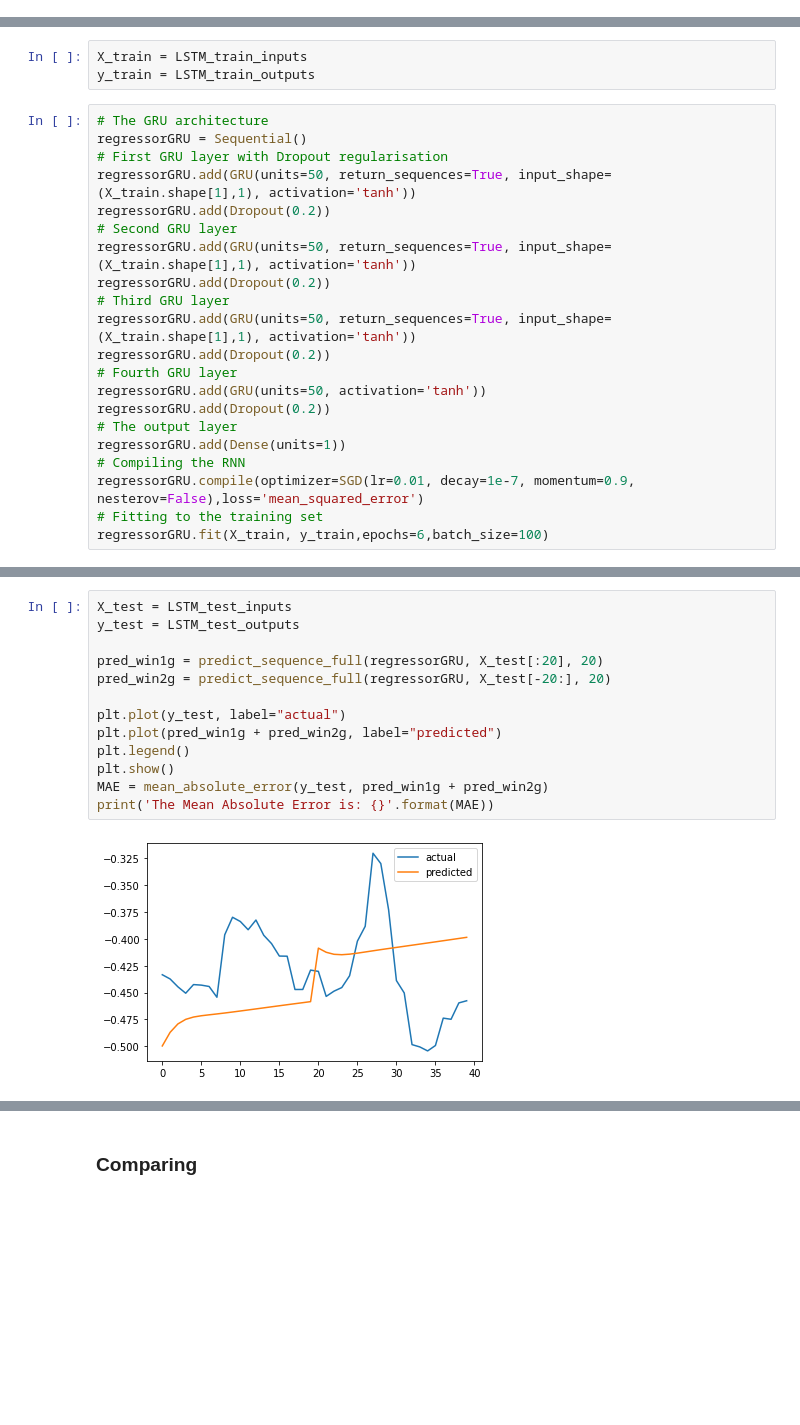
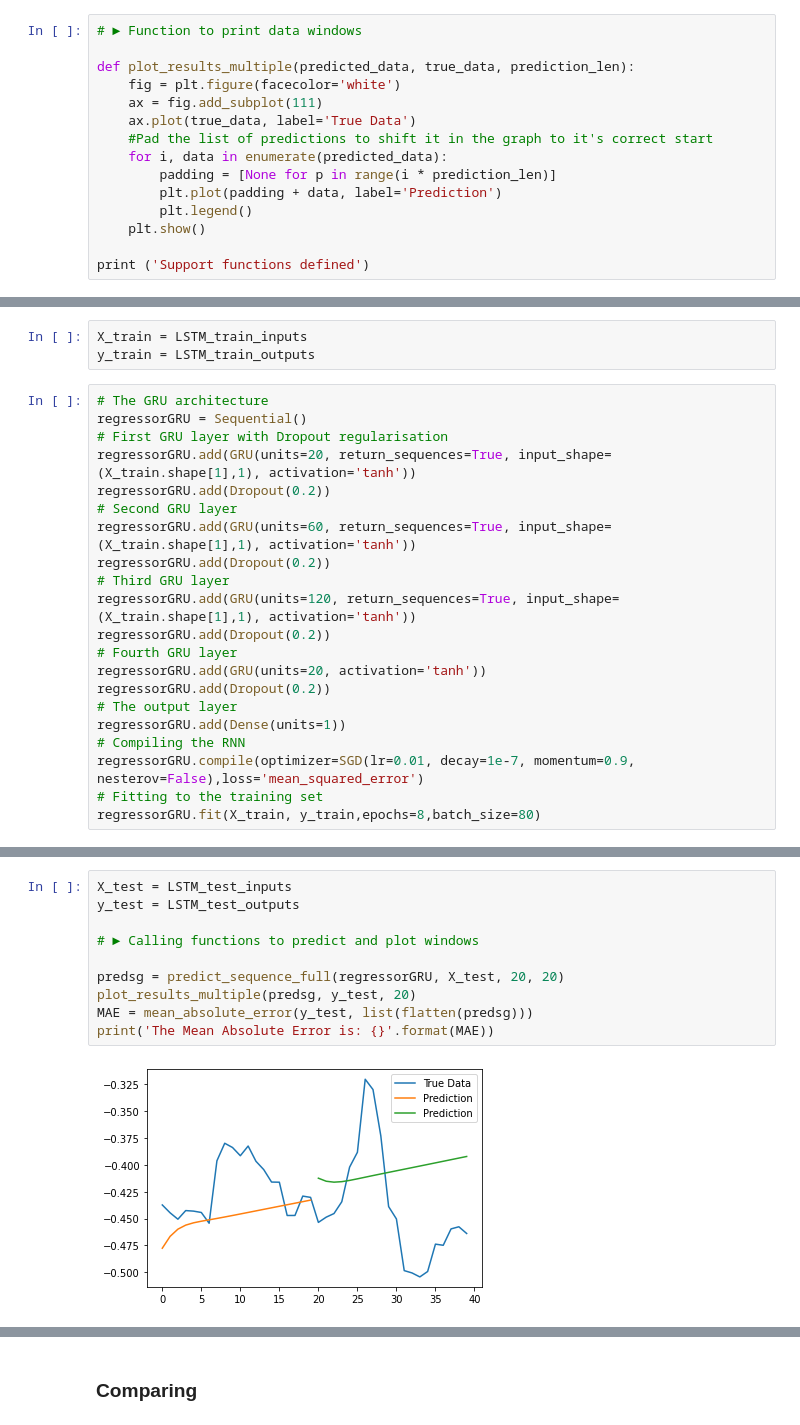
Before and after one commit to juan-ivan-NV/Btc_trading, a Jupyter notebook: Data_extraction_and_models_comparison.ipynb, the cells around one changed output, grey strips where cells are left out. Drawn from its saved outputs; the diff is of its cells as text; blank space fills up the shorter version.

```diff
--- a/Data_extraction_and_models_comparison.ipynb
+++ b/Data_extraction_and_models_comparison.ipynb
@@ -741,0 +732,15 @@ The Mean Absolute Error is: 0.1809362183226612
+# %%
+# ► Function to print data windows
+
+def plot_results_multiple(predicted_data, true_data, prediction_len):
+    fig = plt.figure(facecolor='white')
+    ax = fig.add_subplot(111)
+    ax.plot(true_data, label='True Data')
+    #Pad the list of predictions to shift it in the graph to it's correct start
+    for i, data in enumerate(predicted_data):
+        padding = [None for p in range(i * prediction_len)]
+        plt.plot(padding + data, label='Prediction')
+        plt.legend()
+    plt.show()
+
+print ('Support functions defined')
@@ -748,21 +765,21 @@ y_train = LSTM_train_outputs
 # The GRU architecture
 regressorGRU = Sequential()
 # First GRU layer with Dropout regularisation
-regressorGRU.add(GRU(units=50, return_sequences=True, input_shape=(X_train.shape[1],1), activation='tanh'))
+regressorGRU.add(GRU(units=20, return_sequences=True, input_shape=(X_train.shape[1],1), activation='tanh'))
 regressorGRU.add(Dropout(0.2))
 # Second GRU layer
-regressorGRU.add(GRU(units=50, return_sequences=True, input_shape=(X_train.shape[1],1), activation='tanh'))
+regressorGRU.add(GRU(units=60, return_sequences=True, input_shape=(X_train.shape[1],1), activation='tanh'))
 regressorGRU.add(Dropout(0.2))
 # Third GRU layer
-regressorGRU.add(GRU(units=50, return_sequences=True, input_shape=(X_train.shape[1],1), activation='tanh'))
+regressorGRU.add(GRU(units=120, return_sequences=True, input_shape=(X_train.shape[1],1), activation='tanh'))
 regressorGRU.add(Dropout(0.2))
 # Fourth GRU layer
-regressorGRU.add(GRU(units=50, activation='tanh'))
+regressorGRU.add(GRU(units=20, activation='tanh'))
 regressorGRU.add(Dropout(0.2))
 # The output layer
 regressorGRU.add(Dense(units=1))
 # Compiling the RNN
 regressorGRU.compile(optimizer=SGD(lr=0.01, decay=1e-7, momentum=0.9, nesterov=False),loss='mean_squared_error')
 # Fitting to the training set
-regressorGRU.fit(X_train, y_train,epochs=6,batch_size=100)
+regressorGRU.fit(X_train, y_train,epochs=8,batch_size=80)
 # %% [output]
@@ -791,15 +812,12 @@ plt.show()
 # %%
 X_test = LSTM_test_inputs
 y_test = LSTM_test_outputs
 
-pred_win1g = predict_sequence_full(regressorGRU, X_test[:20], 20)
-pred_win2g = predict_sequence_full(regressorGRU, X_test[-20:], 20)
+# ► Calling functions to predict and plot windows
 
-plt.plot(y_test, label="actual")
-plt.plot(pred_win1g + pred_win2g, label="predicted")
-plt.legend()
-plt.show()
-MAE = mean_absolute_error(y_test, pred_win1g + pred_win2g)
+predsg = predict_sequence_full(regressorGRU, X_test, 20, 20)
+plot_results_multiple(predsg, y_test, 20)
+MAE = mean_absolute_error(y_test, list(flatten(predsg)))
 print('The Mean Absolute Error is: {}'.format(MAE))
 # %% [output]
-[figure, old version]
+[figure, new version]
```
Also changed, not shown: parts of 17 cells of this notebook.
